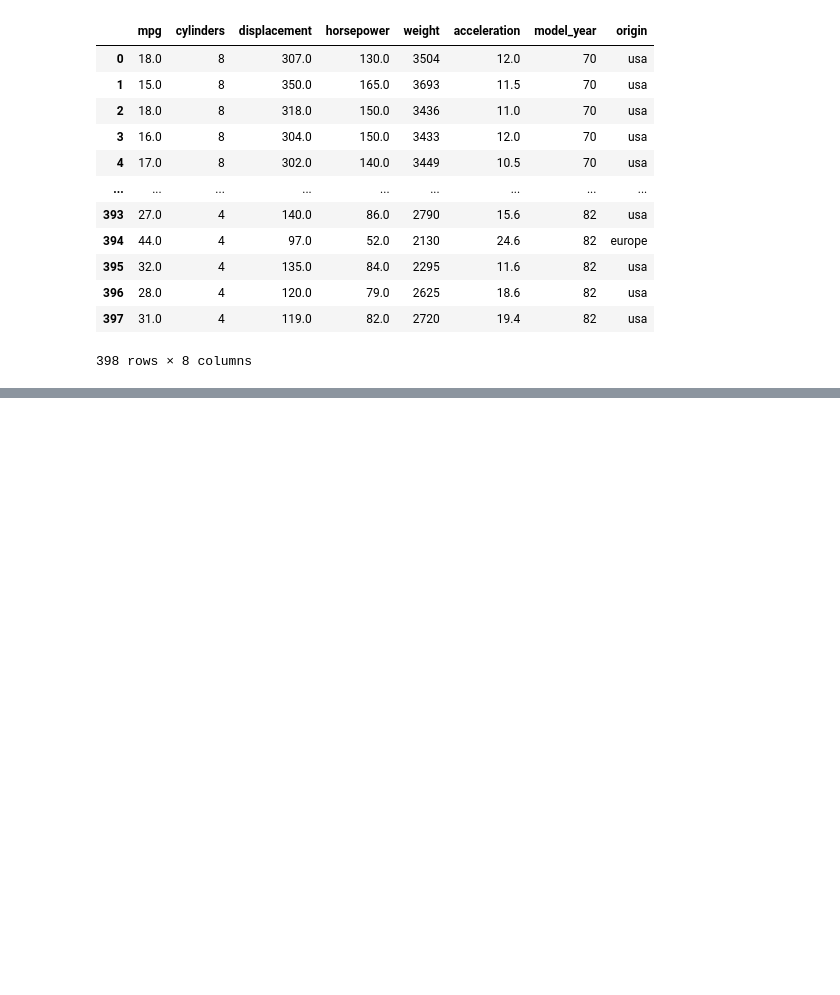
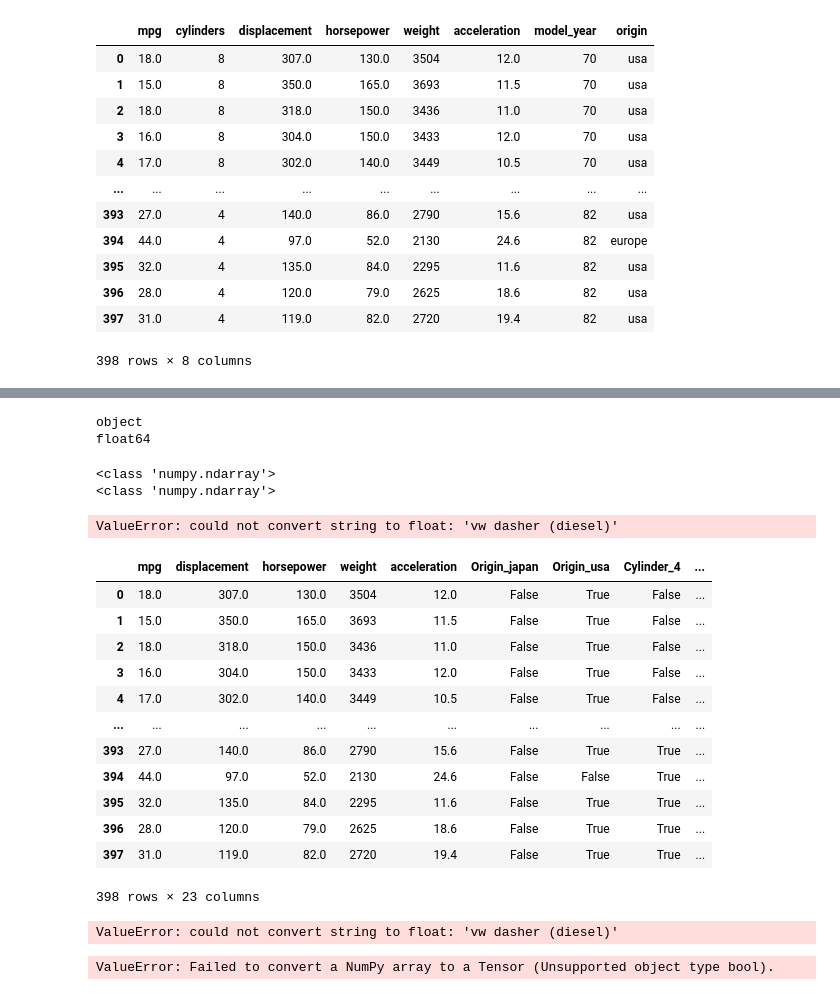
Before and after one commit to Krishan098/machine-learning-hands-on-, a Jupyter notebook: sequential.ipynb, the cells around one changed output, grey strips where cells are left out. Drawn from its saved outputs; the diff is of its cells as text; code cells hidden in the pictures; blank space fills up the shorter version.

```diff
--- a/sequential.ipynb
+++ b/sequential.ipynb
@@ -224,0 +203,10 @@ memory usage: 25.8+ KB
+# %%
+df = pd.get_dummies(df, columns=['origin'], drop_first=True, prefix='Origin')
+
+
+
+df['horsepower'] = np.where(df['horsepower'] > 200, 200, df['horsepower'])
+print(df['horsepower'].skew())
+
+df = pd.get_dummies(df, columns=['cylinders'], drop_first=True, prefix='Cylinder')
+df = pd.get_dummies(df, columns=['model_year'], drop_first=True, prefix='Year')
@@ -224,0 +275,7 @@ memory usage: 25.8+ KB
+# %%
+
+print(X_train.dtype)   # If it's a NumPy array
+print(y_train.dtype)
+# %% [output]
+object
+float64
@@ -224,0 +297,56 @@ memory usage: 25.8+ KB
+# %%
+print(X_test.dtypes if hasattr(X_test, 'dtypes') else type(X_test))
+print(y_test.dtypes if hasattr(y_test, 'dtypes') else type(y_test))
+# %% [output]
+<class 'numpy.ndarray'>
+<class 'numpy.ndarray'>
+# %%
+import numpy as np
+
+X_train = X_train.astype(np.float32)  # Convert booleans to float
+X_test = X_test.astype(np.float32)
+
+y_train = y_train.astype(np.float32)
+y_test = y_test.astype(np.float32)
+# %% [output]
+ValueError: could not convert string to float: 'vw dasher (diesel)'
+# %%
+df.drop('name',axis=1)
+# %% [output]
+|  | mpg | displacement | horsepower | weight | acceleration | Origin_japan | Origin_usa | Cylinder_4 | ... |
+| 0 | 18.0 | 307.0 | 130.0 | 3504 | 12.0 | False | True | False | ... |
+| 1 | 15.0 | 350.0 | 165.0 | 3693 | 11.5 | False | True | False | ... |
+| 2 | 18.0 | 318.0 | 150.0 | 3436 | 11.0 | False | True | False | ... |
+| 3 | 16.0 | 304.0 | 150.0 | 3433 | 12.0 | False | True | False | ... |
+| 4 | 17.0 | 302.0 | 140.0 | 3449 | 10.5 | False | True | False | ... |
+| ... | ... | ... | ... | ... | ... | ... | ... | ... | ... |
+| 393 | 27.0 | 140.0 | 86.0 | 2790 | 15.6 | False | True | True | ... |
+| 394 | 44.0 | 97.0 | 52.0 | 2130 | 24.6 | False | False | True | ... |
+| 395 | 32.0 | 135.0 | 84.0 | 2295 | 11.6 | False | True | True | ... |
+| 396 | 28.0 | 120.0 | 79.0 | 2625 | 18.6 | False | True | True | ... |
+| 397 | 31.0 | 119.0 | 82.0 | 2720 | 19.4 | False | True | True | ... |
+398 rows × 23 columns
+# %%
+import numpy as np
+
+X_train = X_train.astype(np.float32)  # Convert booleans to float
+X_test = X_test.astype(np.float32)
+
+y_train = y_train.astype(np.float32)
+y_test = y_test.astype(np.float32)
+# %% [output]
+ValueError: could not convert string to float: 'vw dasher (diesel)'
+# %%
+from sklearn.metrics import r2_score
+model.fit(X_train, y_train, epochs=150, verbose=0)
+print(model.evaluate(X_test, y_test))
+
+pred_test = model.predict(X_test)
+print(r2_score(y_test, pred_test))
+
+plt.scatter(y_test, pred_test)
+plt.xlabel('Actual values')
+plt.ylabel('Predicted values')
+plt.show()
+# %% [output]
+ValueError: Failed to convert a NumPy array to a Tensor (Unsupported object type bool).
```
Also changed, not shown: parts of 21 cells of this notebook, 2 other files.
